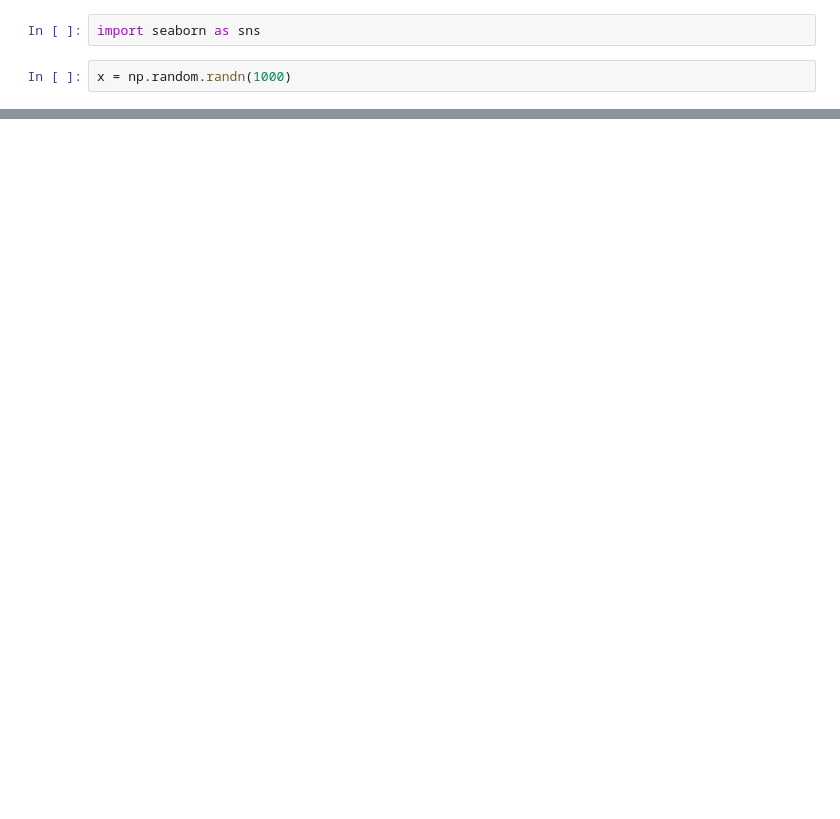
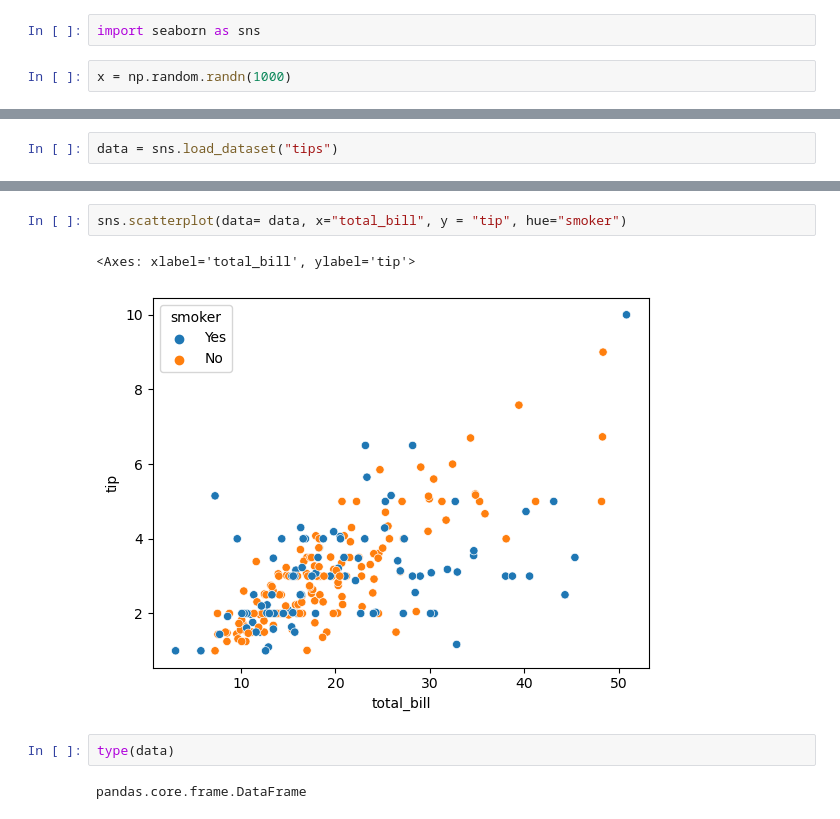
Before and after one commit to ellertone/machine-learning, a Jupyter notebook: Data Visualization - Seaborn, Matplotlib/linear.ipynb, the cells around one changed output, grey strips where cells are left out. Cells and saved outputs as stored; diff of their text form; blank space fills up the shorter version.

```diff
--- a/Data Visualization - Seaborn, Matplotlib/linear.ipynb
+++ b/Data Visualization - Seaborn, Matplotlib/linear.ipynb
@@ -51,0 +53,2 @@ sns.displot(x, bins=100)
+# %%
+data = sns.load_dataset("tips")
@@ -51,0 +64,9 @@ sns.displot(x, bins=100)
+# %%
+sns.scatterplot(data= data, x="total_bill", y = "tip", hue="smoker")
+# %% [output]
+<Axes: xlabel='total_bill', ylabel='tip'>
+[figure, added]
+# %%
+type(data)
+# %% [output]
+pandas.core.frame.DataFrame
```
Also changed, not shown: parts of 10 cells of this notebook.
